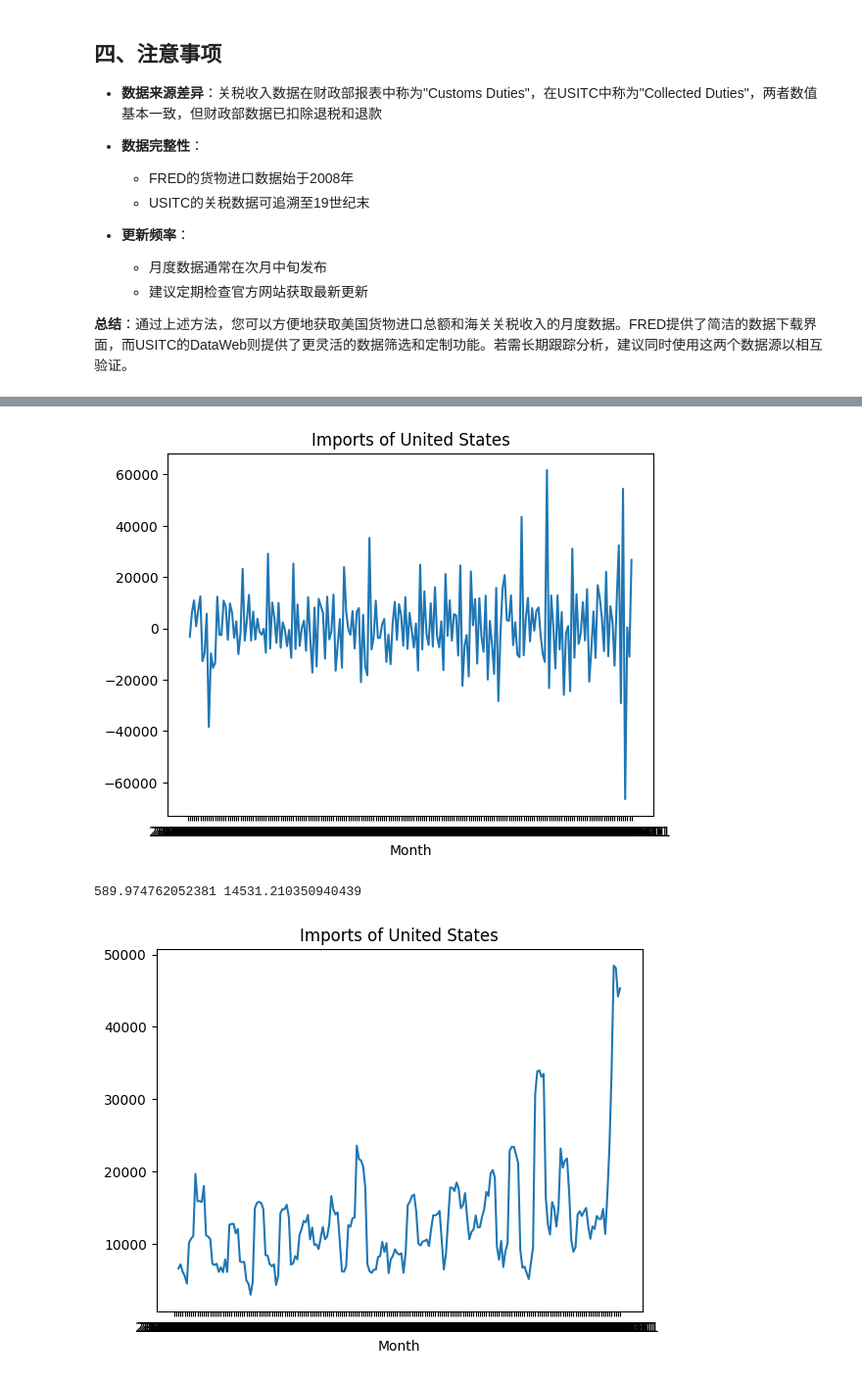
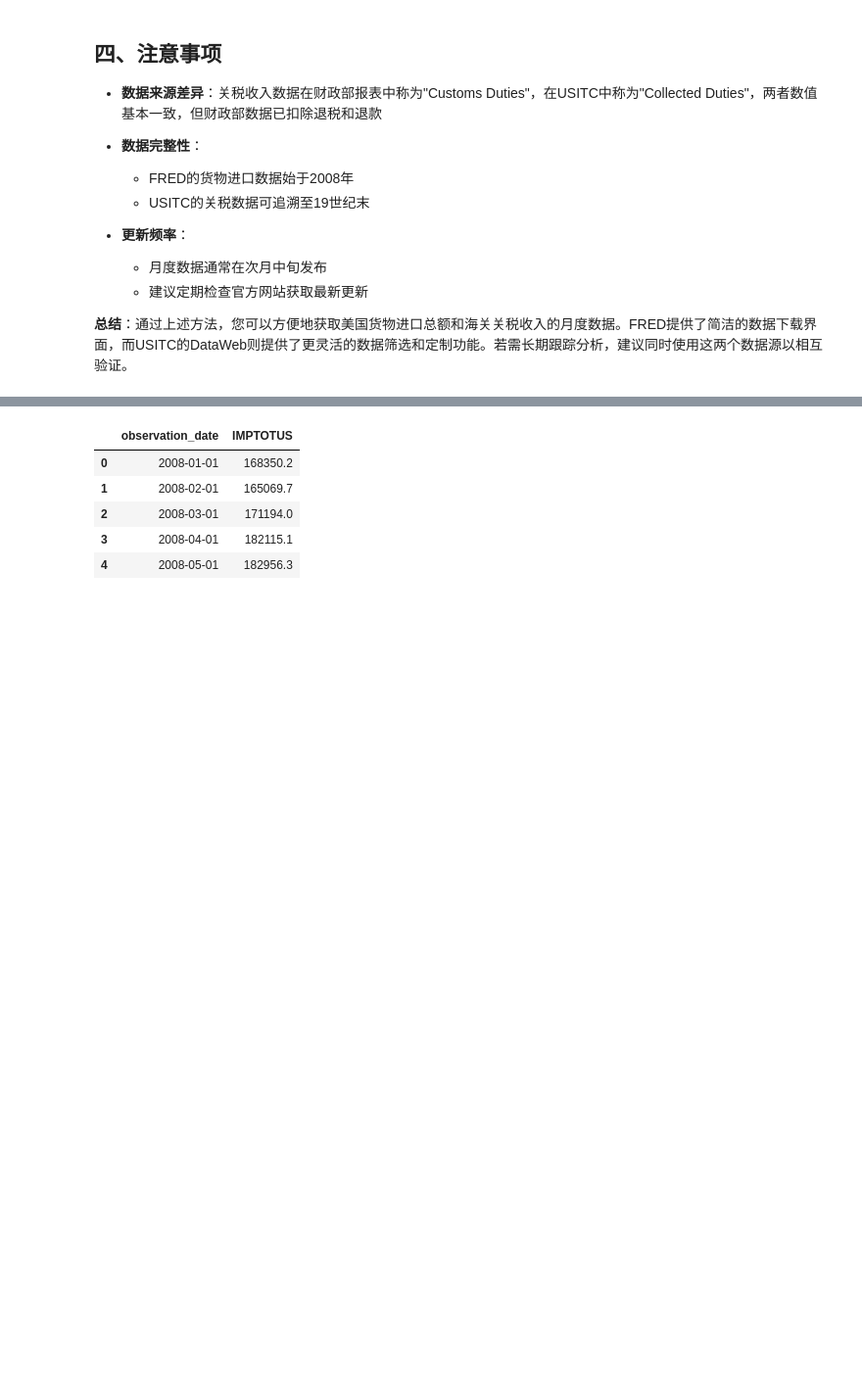
Before and after one commit to d-joshua-c/Math_Modeling_APMCM, a Jupyter notebook: code/notebook/Q4.ipynb, the cells around one changed output, grey strips where cells are left out. Shown: that part at 98% size. Saved outputs shown, nothing was run; the diff lists cells and outputs as text; code cells hidden in the pictures; blank space fills up the shorter version.

```diff
--- a/code/notebook/Q4.ipynb
+++ b/code/notebook/Q4.ipynb
@@ -74,24 +74,24 @@ import pandas as pd
 import matplotlib.pyplot as plt
 
 df_imports = pd.read_csv(r'..\..\data\raw\Q4\IMPTOTUS.csv')
-# df_imports.head()
+df_imports.head()
 
-plt.plot(df_imports['observation_date'],df_imports['IMPTOTUS'])
-plt.xlabel('Month')
-plt.ylabel('Imports (in billions of US dollars)')
-plt.title('Imports of United States')
-plt.show()
+# plt.plot(df_imports['observation_date'],df_imports['IMPTOTUS'])
+# plt.xlabel('Month')
+# plt.ylabel('Imports (in billions of US dollars)')
+# plt.title('Imports of United States')
+# plt.show()
 
-df_imports['IMPTOTUS_DIFF'] = df_imports['IMPTOTUS'].astype(float).diff()
-plt.plot(df_imports['observation_date'],df_imports['IMPTOTUS_DIFF'])
-plt.xlabel('Month')
-plt.title('Imports of United States')
-plt.show()
-print(df_imports['IMPTOTUS_DIFF'].mean(), df_imports['IMPTOTUS_DIFF'].std())
+# df_imports['IMPTOTUS_DIFF'] = df_imports['IMPTOTUS'].astype(float).diff()
+# plt.plot(df_imports['observation_date'],df_imports['IMPTOTUS_DIFF'])
+# plt.xlabel('Month')
+# plt.title('Imports of United States')
+# plt.show()
+# print(df_imports['IMPTOTUS_DIFF'].mean(), df_imports['IMPTOTUS_DIFF'].std())
 
-df_imports['IMPTOTUS_std']= df_imports['IMPTOTUS_DIFF'].astype(float).rolling(window=5,min_periods=1).std()
-plt.plot(df_imports['observation_date'],df_imports['IMPTOTUS_std'])
-plt.xlabel('Month')
-plt.title('Imports of United States')
-plt.show()
+# df_imports['IMPTOTUS_std']= df_imports['IMPTOTUS_DIFF'].astype(float).rolling(window=5,min_periods=1).std()
+# plt.plot(df_imports['observation_date'],df_imports['IMPTOTUS_std'])
+# plt.xlabel('Month')
+# plt.title('Imports of United States')
+# plt.show()
 # %% [output]
@@ -99,4 +98,7 @@ plt.show()
-[figure, removed]
-589.974762052381 14531.210350940439
-[figure, removed]
+|  | observation_date | IMPTOTUS |
+| 0 | 2008-01-01 | 168350.2 |
+| 1 | 2008-02-01 | 165069.7 |
+| 2 | 2008-03-01 | 171194.0 |
+| 3 | 2008-04-01 | 182115.1 |
+| 4 | 2008-05-01 | 182956.3 |
 # %% [markdown]
```
Also changed, not shown: parts of 3 cells of this notebook, 2 other files.
